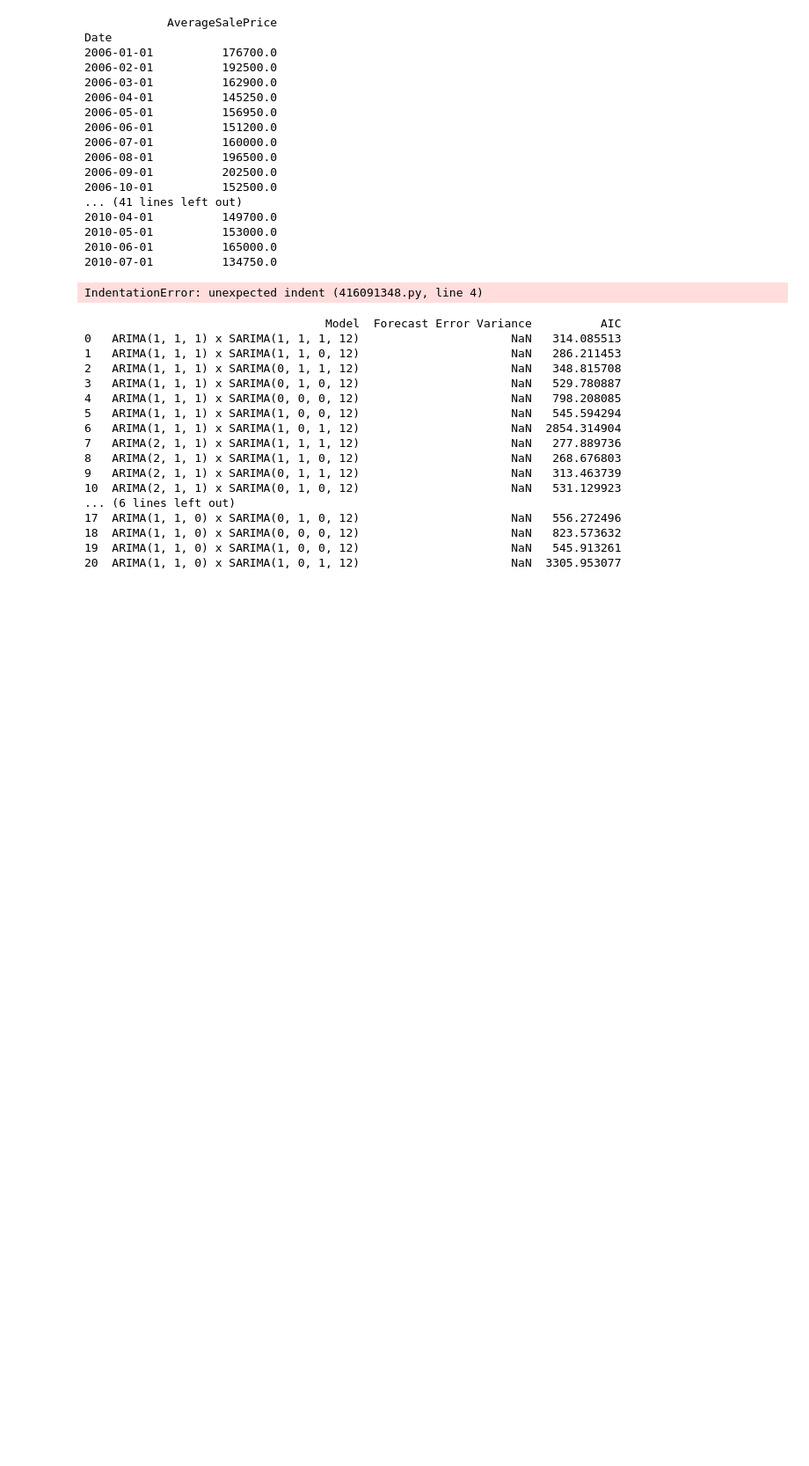
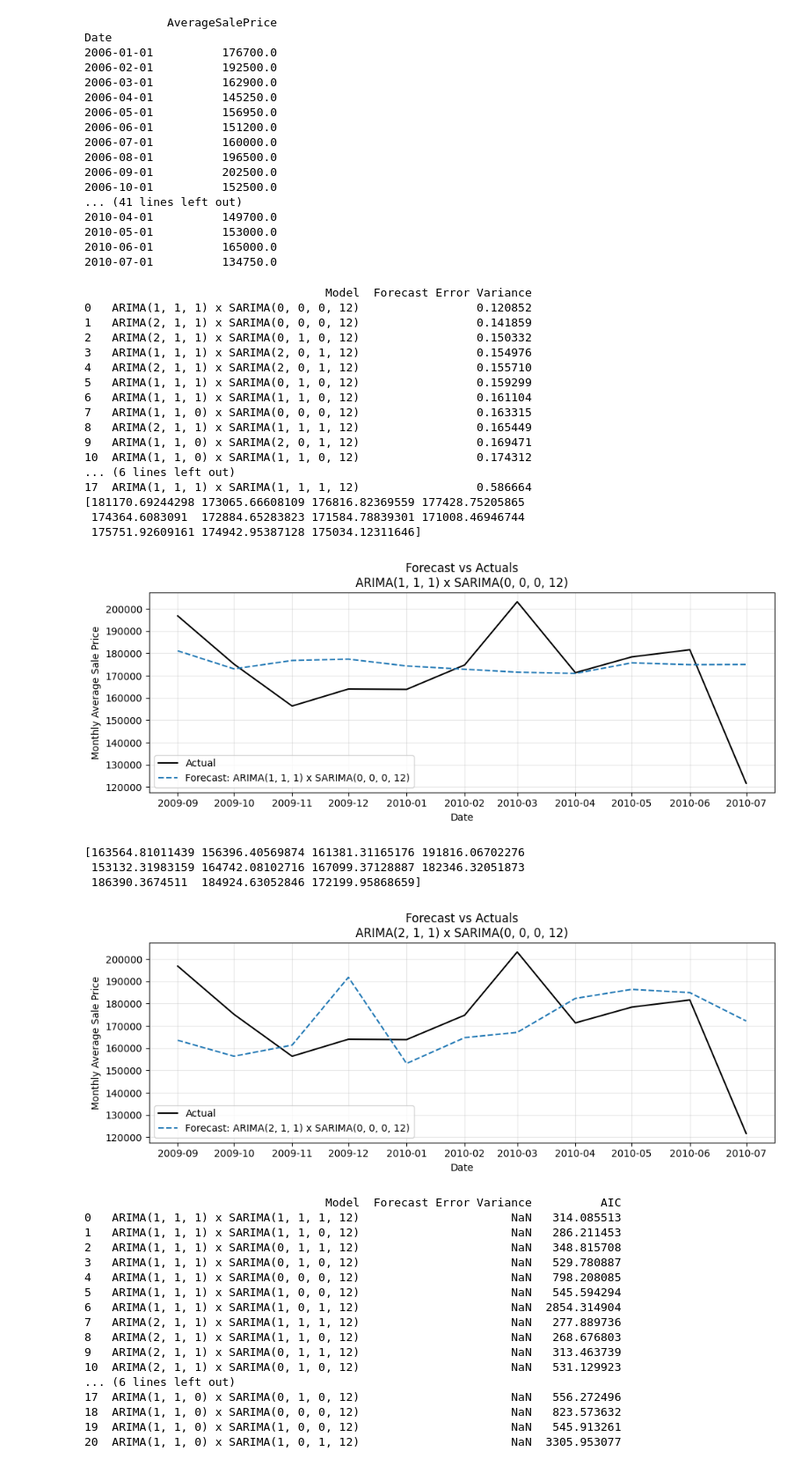
Before and after one commit to HardyUnine/House-Prices-Model, a Jupyter notebook: notebooks/4_time_series_analysis.ipynb, the cells around one changed output. Shown at 88% size. Cells and saved outputs as stored; diff of their text form; code cells hidden in the pictures; blank space fills up the shorter version.

```diff
--- a/notebooks/4_time_series_analysis.ipynb
+++ b/notebooks/4_time_series_analysis.ipynb
@@ -121,7 +121,7 @@ Date
 from statsmodels.tsa.statespace.sarimax import SARIMAX
 
 # #Split dataset,
- n = len(monthly_avg)
+n = len(monthly_avg)
 # split = int(n * 0.8)  # 80% for training, 20% for testing
 # split2 = int(n * 0.2)
 # train = pd.concat([monthly_avg.iloc[:split2], monthly_avg.iloc[split:]])
@@ -170,7 +170,7 @@ for ns_order in non_seasonal_orders:
             history = pd.concat([history, test.iloc[[t]]])
 
         errors = np.array(actuals) - np.array(preds)
-        var_error = np.var(errors)
+        var_error = np.std(errors)/np.mean(actuals)
 
         results[label] = {
             'Forecasts': preds,
@@ -180,34 +180,55 @@ for ns_order in non_seasonal_orders:
         }
 
 # Create summary DataFrame and get best two models,
 summary_df = pd.DataFrame([
     {'Model': name, 'Forecast Error Variance': res['Variance of Forecast Error']}
     for name, res in results.items()
 ]).sort_values('Forecast Error Variance').reset_index(drop=True)
 
 
 
 print(summary_df)
 # Plot only top 2 models,
 for name in summary_df['Model'][:2]:
     res = results[name]
     # Ensure both x and y are numpy arrays of the same length
     x = test.index.values[:len(res['Actuals'])]
     actuals = np.array(res['Actuals'])
     forecasts = np.array(res['Forecasts'])
     print(forecasts)
     plt.figure(figsize=(10, 4))
     plt.plot(x, actuals, label='Actual', color='black')
     plt.plot(x, forecasts, label=f'Forecast: {name}', linestyle='--')
     plt.title(f'Forecast vs Actuals\n{name}')
     plt.xlabel('Date')
     plt.ylabel('Monthly Average Sale Price')
     plt.legend()
     plt.grid(True, alpha=0.3)
     plt.tight_layout()
     plt.show()
 # %% [output]
-IndentationError: unexpected indent (416091348.py, line 4)
+                                   Model  Forecast Error Variance
+0   ARIMA(1, 1, 1) x SARIMA(0, 0, 0, 12)                 0.120852
+1   ARIMA(2, 1, 1) x SARIMA(0, 0, 0, 12)                 0.141859
+2   ARIMA(2, 1, 1) x SARIMA(0, 1, 0, 12)                 0.150332
+3   ARIMA(1, 1, 1) x SARIMA(2, 0, 1, 12)                 0.154976
+4   ARIMA(2, 1, 1) x SARIMA(2, 0, 1, 12)                 0.155710
+5   ARIMA(1, 1, 1) x SARIMA(0, 1, 0, 12)                 0.159299
+6   ARIMA(1, 1, 1) x SARIMA(1, 1, 0, 12)                 0.161104
+7   ARIMA(1, 1, 0) x SARIMA(0, 0, 0, 12)                 0.163315
+8   ARIMA(2, 1, 1) x SARIMA(1, 1, 1, 12)                 0.165449
+9   ARIMA(1, 1, 0) x SARIMA(2, 0, 1, 12)                 0.169471
+10  ARIMA(1, 1, 0) x SARIMA(1, 1, 0, 12)                 0.174312
+... (6 lines left out)
+17  ARIMA(1, 1, 1) x SARIMA(1, 1, 1, 12)                 0.586664
+[181170.69244298 173065.66608109 176816.82369559 177428.75205865
+ 174364.6083091  172884.65283823 171584.78839301 171008.46946744
+ 175751.92609161 174942.95387128 175034.12311646]
+[figure, added]
+[163564.81011439 156396.40569874 161381.31165176 191816.06702276
+ 153132.31983159 164742.08102716 167099.37128887 182346.32051873
+ 186390.3674511  184924.63052846 172199.95868659]
+[figure, added]
 # %%
 from statsmodels.tsa.statespace.sarimax import SARIMAX
 
```
Also changed, not shown: parts of 1 cell of this notebook.
